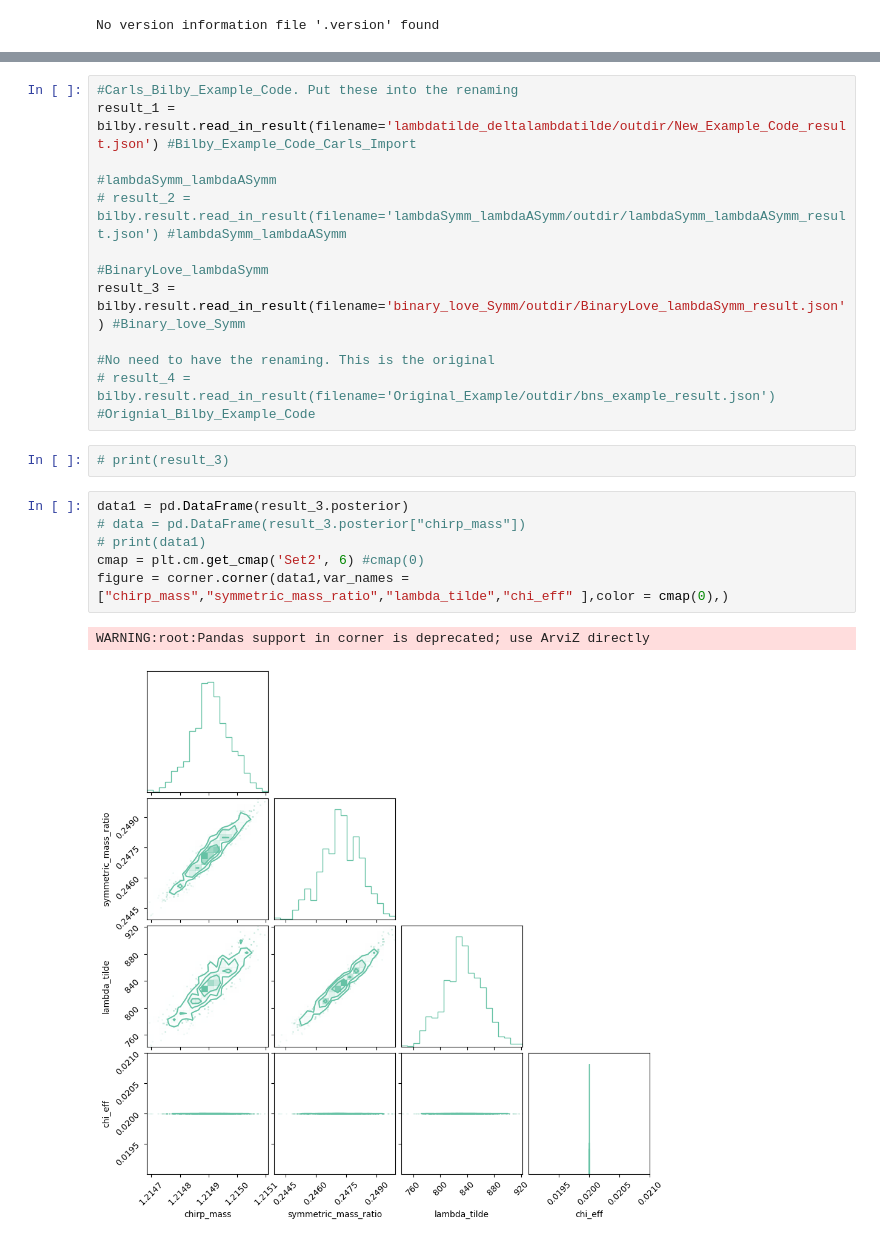
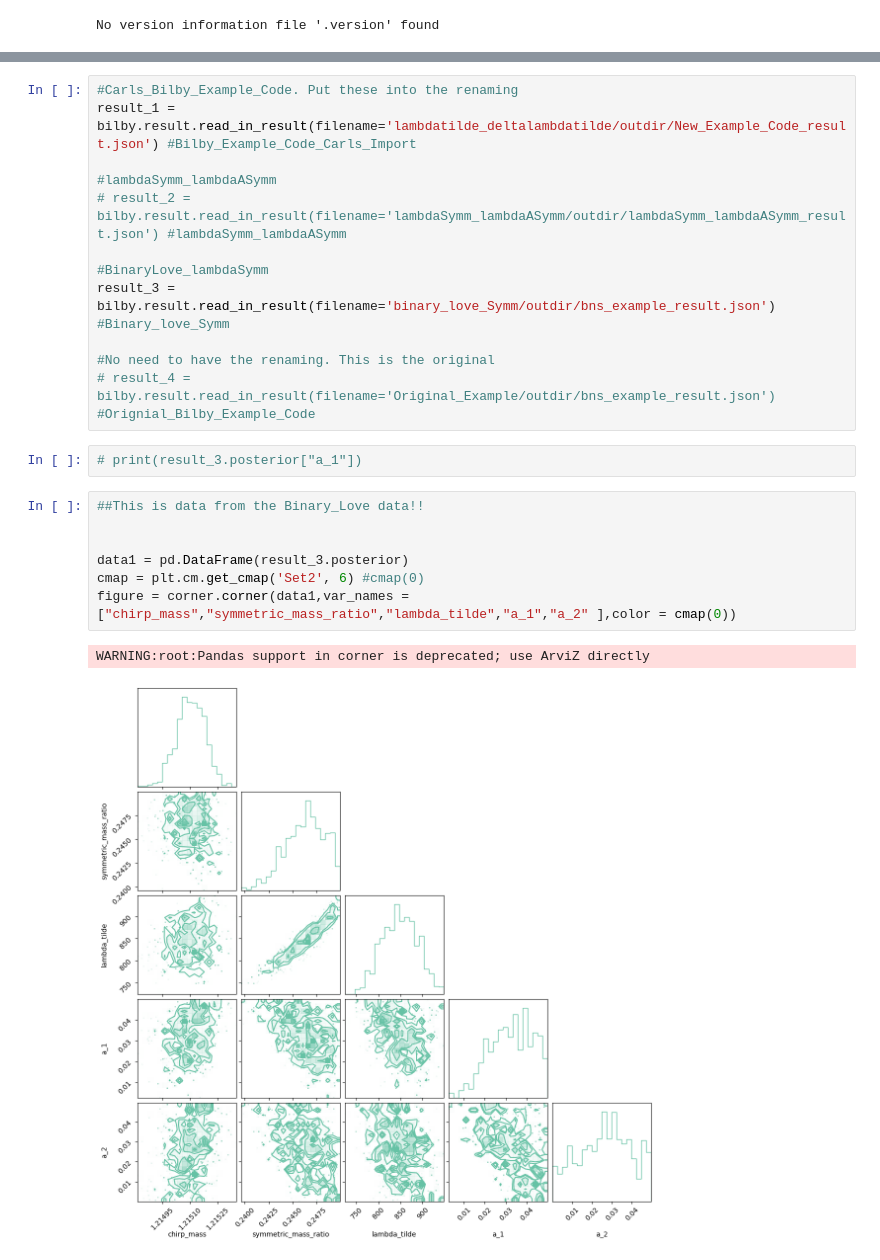
Before and after one commit to daniellmarc/Binary_Love, a Jupyter notebook: CornerPlots.ipynb, the cells around one changed output, grey strips where cells are left out. Cells and saved outputs as stored; diff of their text form.

```diff
--- a/CornerPlots.ipynb
+++ b/CornerPlots.ipynb
@@ -21,19 +20,20 @@ result_1 = bilby.result.read_in_result(filename='lambdatilde_deltalambdatilde/ou
 # result_2 = bilby.result.read_in_result(filename='lambdaSymm_lambdaASymm/outdir/lambdaSymm_lambdaASymm_result.json') #lambdaSymm_lambdaASymm
 
 #BinaryLove_lambdaSymm
-result_3 = bilby.result.read_in_result(filename='binary_love_Symm/outdir/BinaryLove_lambdaSymm_result.json') #Binary_love_Symm
+result_3 = bilby.result.read_in_result(filename='binary_love_Symm/outdir/bns_example_result.json') #Binary_love_Symm
 
 #No need to have the renaming. This is the original
 # result_4 = bilby.result.read_in_result(filename='Original_Example/outdir/bns_example_result.json') #Orignial_Bilby_Example_Code
 # %%
-# print(result_3)
+# print(result_3.posterior["a_1"])
 # %%
+##This is data from the Binary_Love data!!
+
+
 data1 = pd.DataFrame(result_3.posterior)
-# data = pd.DataFrame(result_3.posterior["chirp_mass"])
-# print(data1)
 cmap = plt.cm.get_cmap('Set2', 6) #cmap(0)
-figure = corner.corner(data1,var_names = ["chirp_mass","symmetric_mass_ratio","lambda_tilde","chi_eff" ],color = cmap(0),)
+figure = corner.corner(data1,var_names = ["chirp_mass","symmetric_mass_ratio","lambda_tilde","a_1","a_2" ],color = cmap(0))
 # %% [output]
 WARNING:root:Pandas support in corner is deprecated; use ArviZ directly
-[figure, old version]
+[figure, new version]
 # %%
```
Also changed, not shown: parts of 4 cells of this notebook, 3 other files.
